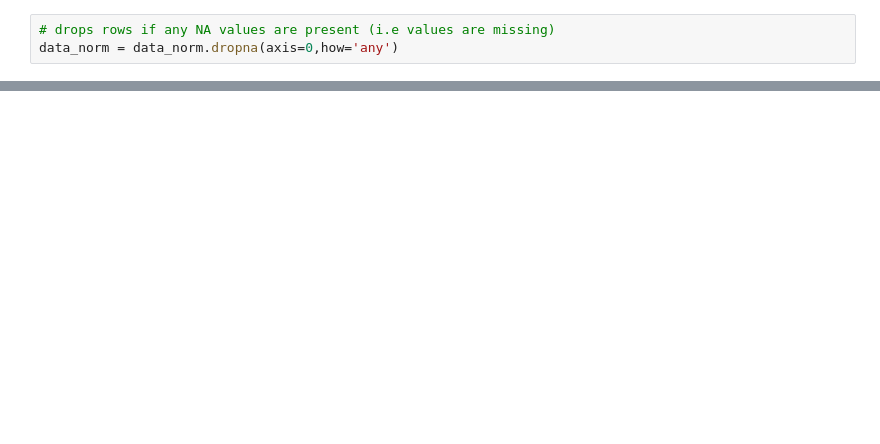
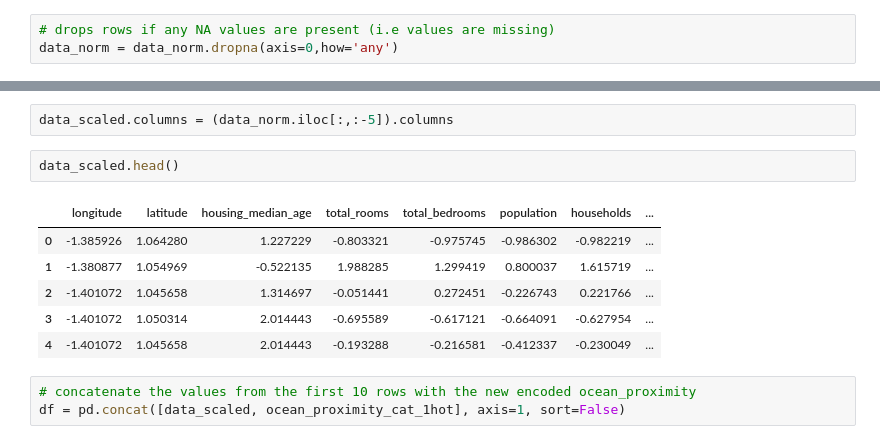
Before and after one commit to marianoju/neuefische, a Jupyter notebook: Multi-Dimensional Linear Regression.ipynb, the cells around one changed output, grey strips where cells are left out. Drawn from its saved outputs; the diff is of its cells as text; blank space fills up the shorter version.

```diff
--- a/Multi-Dimensional Linear Regression.ipynb
+++ b/Multi-Dimensional Linear Regression.ipynb
@@ -235,0 +389,14 @@ data_norm.describe()
+# %%
+data_scaled.columns = (data_norm.iloc[:,:-5]).columns
+# %%
+data_scaled.head()
+# %% [output]
+|  | longitude | latitude | housing_median_age | total_rooms | total_bedrooms | population | households | ... |
+| 0 | -1.385926 | 1.064280 | 1.227229 | -0.803321 | -0.975745 | -0.986302 | -0.982219 | ... |
+| 1 | -1.380877 | 1.054969 | -0.522135 | 1.988285 | 1.299419 | 0.800037 | 1.615719 | ... |
+| 2 | -1.401072 | 1.045658 | 1.314697 | -0.051441 | 0.272451 | -0.226743 | 0.221766 | ... |
+| 3 | -1.401072 | 1.050314 | 2.014443 | -0.695589 | -0.617121 | -0.664091 | -0.627954 | ... |
+| 4 | -1.401072 | 1.045658 | 2.014443 | -0.193288 | -0.216581 | -0.412337 | -0.230049 | ... |
+# %%
+# concatenate the values from the first 10 rows with the new encoded ocean_proximity
+df = pd.concat([data_scaled, ocean_proximity_cat_1hot], axis=1, sort=False)
```
Also changed, not shown: parts of 54 cells of this notebook.
